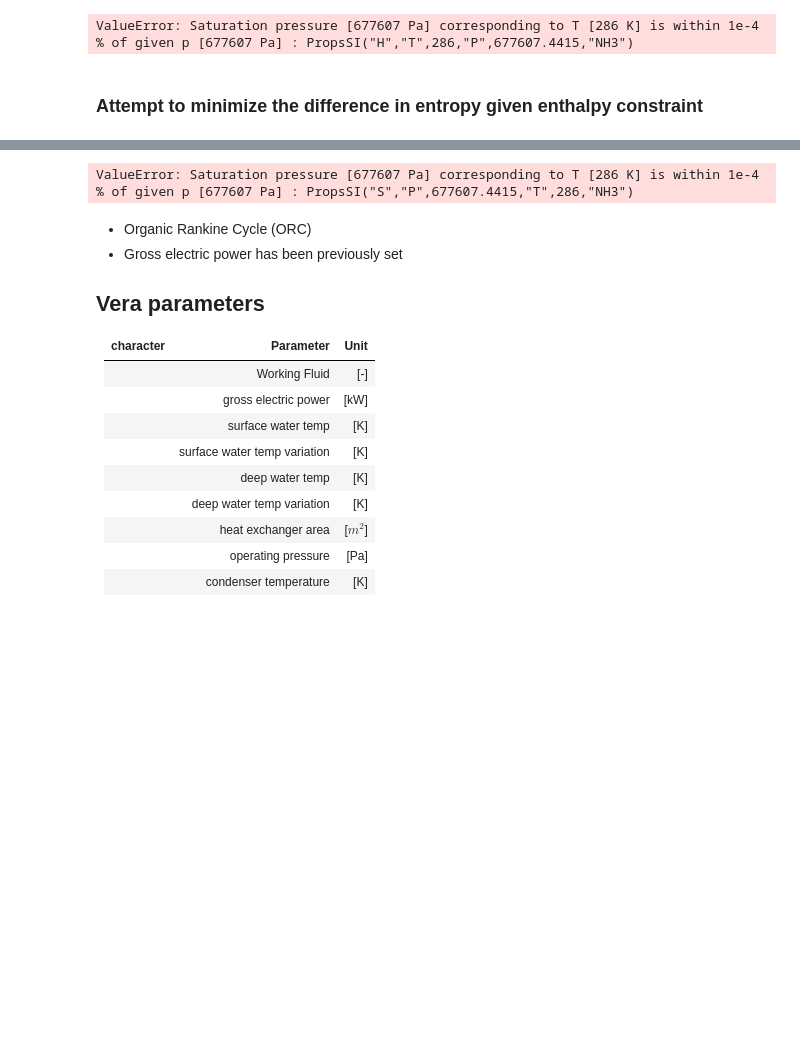
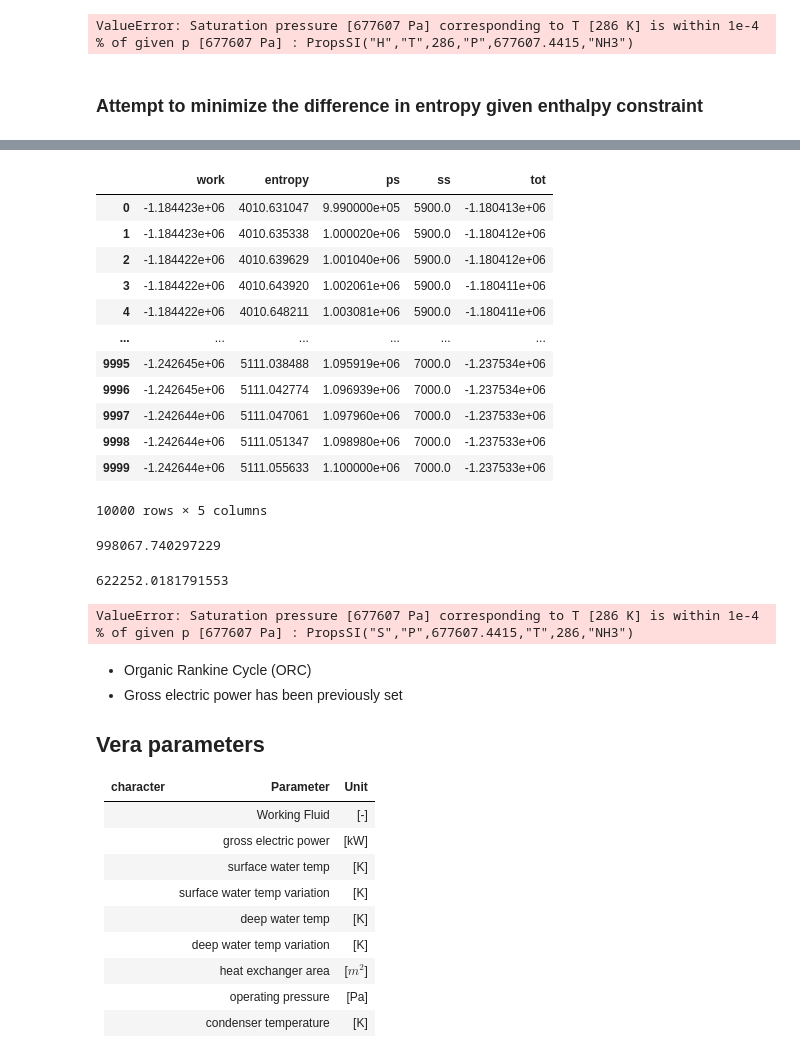
Before and after one commit to jzerez/OTEC_Modeling, a Jupyter notebook: grama_fire.ipynb, the cells around one changed output, grey strips where cells are left out. Drawn from its saved outputs; the diff is of its cells as text; code cells hidden in the pictures; blank space fills up the shorter version.

```diff
--- a/shawn_thermo.ipynb
+++ b/grama_fire.ipynb
@@ -265,6 +333,63 @@ md_pres2 >> gr.ev_min(
+# %%
+t_sww = 30 + 273
+t_swc = 5 + 273
+t_pinch = 5
+t_off = 3
+t1 = t_sww - t_pinch
+t2 = t_swc + t_pinch + t_off
+
+n = 100
+p = np.linspace(9.99e5, 11e5, n)
+s = np.linspace(5900, 7000, n)
+p_, s_ = np.meshgrid(p, s)
+ps = p_.flatten()
+ss = s_.flatten()
+
+work = CP.PropsSI('H', 'T', t1, 'P', ps, 'NH3') - CP.PropsSI('H', 'T', t2, 'S', ss, 'NH3') - 125000/3.2
+work_ = work.reshape(n, n)
+
+ent = ss - CP.PropsSI('S', 'T', t1, 'P', ps, 'NH3')
+ent_ = ent.reshape(n, n)
+
+(
+gr.df_make(
+    work = (work),
+    entropy = (ent),
+    ps = ps,
+    ss = ss,
+    tot = work + ent
+)
+    >> gr.tf_filter(
+#         abs(DF.tot) < 100000,
+#         abs(DF.work) < 20
+
+    )
+)
+# %% [output]
+|  | work | entropy | ps | ss | tot |
+| 0 | -1.184423e+06 | 4010.631047 | 9.990000e+05 | 5900.0 | -1.180413e+06 |
+| 1 | -1.184423e+06 | 4010.635338 | 1.000020e+06 | 5900.0 | -1.180412e+06 |
+| 2 | -1.184422e+06 | 4010.639629 | 1.001040e+06 | 5900.0 | -1.180412e+06 |
+| 3 | -1.184422e+06 | 4010.643920 | 1.002061e+06 | 5900.0 | -1.180411e+06 |
+| 4 | -1.184422e+06 | 4010.648211 | 1.003081e+06 | 5900.0 | -1.180411e+06 |
+| ... | ... | ... | ... | ... | ... |
+| 9995 | -1.242645e+06 | 5111.038488 | 1.095919e+06 | 7000.0 | -1.237534e+06 |
+| 9996 | -1.242645e+06 | 5111.042774 | 1.096939e+06 | 7000.0 | -1.237534e+06 |
+| 9997 | -1.242644e+06 | 5111.047061 | 1.097960e+06 | 7000.0 | -1.237533e+06 |
+| 9998 | -1.242644e+06 | 5111.051347 | 1.098980e+06 | 7000.0 | -1.237533e+06 |
+| 9999 | -1.242644e+06 | 5111.055633 | 1.100000e+06 | 7000.0 | -1.237533e+06 |
+10000 rows × 5 columns
+# %%
+CP.PropsSI('P', 'T', t1, 'Q', 0, 'NH3')
+# %% [output]
+998067.740297229
 # %%
 p1 = np.linspace(800000, 1.2e6)
 h1 = CP.PropsSI('H', 'T', t1, 'P', p1, 'NH3')
+# %%
+CP.PropsSI('P', 'T', 283.5, 'Q', 0, 'NH3')
+# %% [output]
+622252.0181791553
 # %%
 sub = 'NH3'
 t_sww = 30 + 273
```
Also changed, not shown: parts of 7 cells of this notebook.
